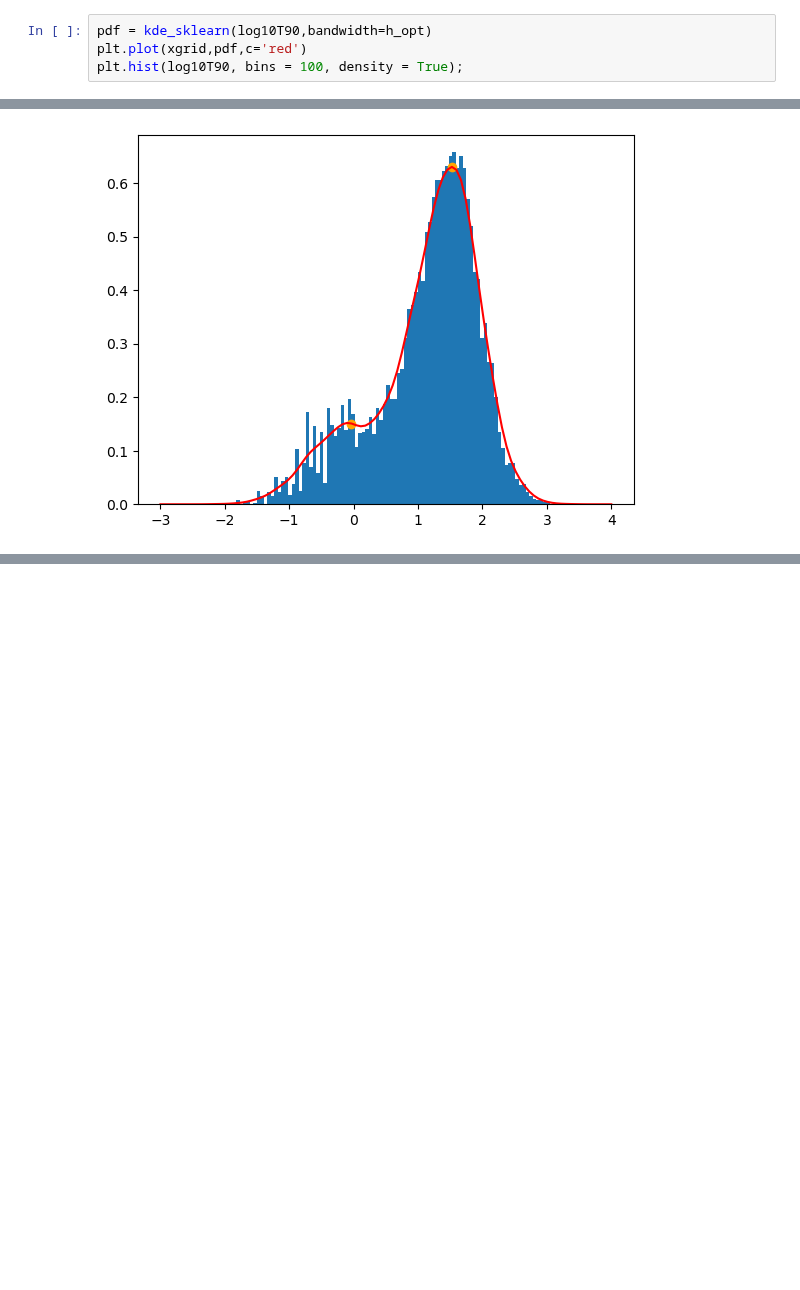
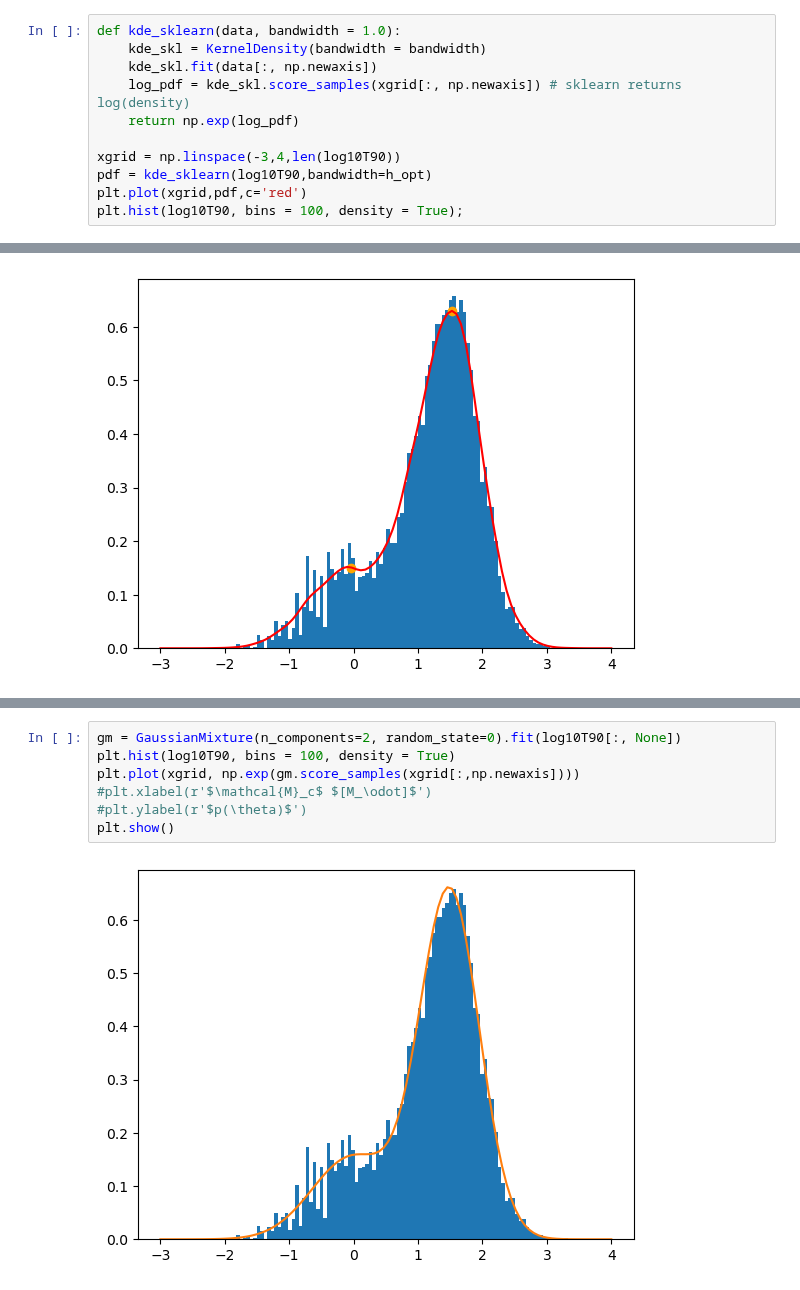
Before and after one commit to om-erika/astrostatistics_bicocca_2024, a Jupyter notebook: working/gamma_ray_burst.ipynb, the cells around one changed output, grey strips where cells are left out. Cells and saved outputs as stored; diff of their text form; blank space fills up the shorter version.

```diff
--- a/working/gamma_ray_burst.ipynb
+++ b/working/gamma_ray_burst.ipynb
@@ -71,6 +72,13 @@ print(h_opt)
 # %% [output]
 0.13692307692307693
 # %%
+def kde_sklearn(data, bandwidth = 1.0):
+    kde_skl = KernelDensity(bandwidth = bandwidth)
+    kde_skl.fit(data[:, np.newaxis])
+    log_pdf = kde_skl.score_samples(xgrid[:, np.newaxis]) # sklearn returns log(density)
+    return np.exp(log_pdf)
+
+xgrid = np.linspace(-3,4,len(log10T90))
 pdf = kde_sklearn(log10T90,bandwidth=h_opt)
 plt.plot(xgrid,pdf,c='red')
 plt.hist(log10T90, bins = 100, density = True);
@@ -102,0 +122,9 @@ aggiungi confronto con gaussian mixture e calcolo edge
+# %%
+gm = GaussianMixture(n_components=2, random_state=0).fit(log10T90[:, None])
+plt.hist(log10T90, bins = 100, density = True)
+plt.plot(xgrid, np.exp(gm.score_samples(xgrid[:,np.newaxis])))
+#plt.xlabel(r'$\mathcal{M}_c$ $[M_\odot]$')
+#plt.ylabel(r'$p(\theta)$')
+plt.show()
+# %% [output]
+[figure, added]
```
Also changed, not shown: parts of 14 cells of this notebook.
